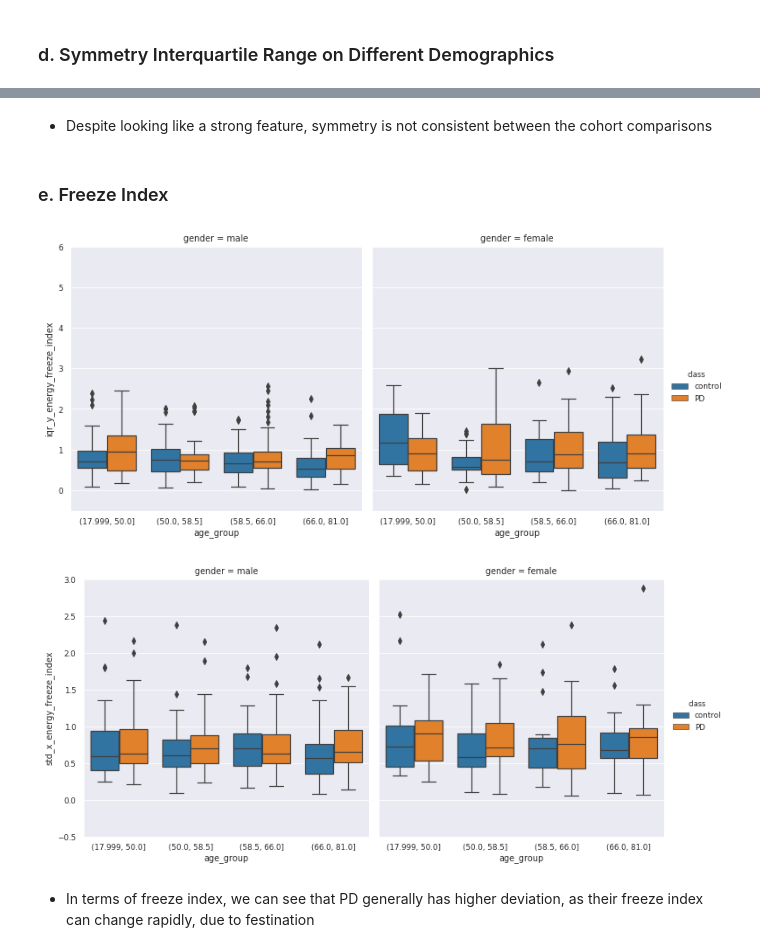
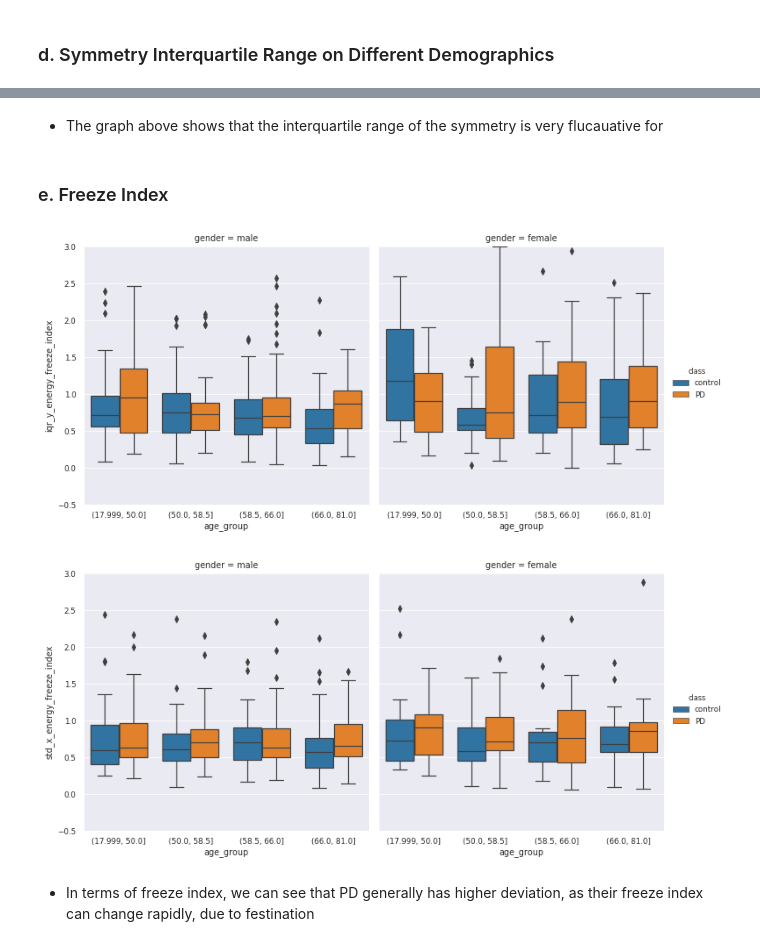
Before and after one commit to arytontediarjo/mpower-gait-analysis, a Jupyter notebook: notebooks/02a.gait-feature-analysis.ipynb, the cells around one changed output, grey strips where cells are left out. Saved outputs shown, nothing was run; the diff lists cells and outputs as text; code cells hidden in the pictures.

```diff
--- a/notebooks/02a.gait-feature-analysis.ipynb
+++ b/notebooks/02a.gait-feature-analysis.ipynb
@@ -171,7 +180,7 @@ data = pd.merge(demographic[["healthCode"]], data, on = "healthCode", how = "inn
 data = data.set_index("healthCode")
 
 # clean sparse feature
-data = data[data.columns[data.isnull().mean() < 0.2]]
+data = data[data.columns[data.isnull().mean() < 0.2]][::-1]
 
 # cols of choice
 metadata_cols = ["test_type", "phoneInfo", "age", "gender", "table_version", "nrecords", "class"]
@@ -365,23 +371,23 @@ cat = sns.catplot(y = "iqr_z_symmetry", x = "age_group",
-# %% [markdown]
-- Despite looking like a strong feature, symmetry is not consistent between the cohort comparisons
+# %% [markdown]
+- The graph above shows that the interquartile range of the symmetry is very flucauative for
 # %% [markdown]
 ### e. Freeze Index
 # %%
 sns.catplot(y = "iqr_y_energy_freeze_index", x = "age_group",
            data = data[["age_group", "iqr_y_energy_freeze_index", "class", "gender"]].dropna(),
             col = "gender", hue = "class", hue_order =["control", "PD"],
            kind = "box", height = 5)
-plt.ylim(-0.5,6)
+plt.ylim(-0.5, 3)
 plt.show()
 
 sns.catplot(y = "std_x_energy_freeze_index", x = "age_group",
            data = data[["age_group", "std_x_energy_freeze_index", "class", "gender"]].dropna(),
             col = "gender", hue = "class", hue_order =["control", "PD"],
            kind = "box", height = 5)
-plt.ylim(-0.5,3)
+plt.ylim(-0.5, 3)
 plt.show()
 # %% [output]
-[figure, old version]
+[figure, new version]
 [figure]
 # %% [markdown]
 - In terms of freeze index, we can see that PD generally has higher deviation, as their freeze index can change rapidly, due to festination
```
Also changed, not shown: parts of 17 cells of this notebook, 3 other files.
